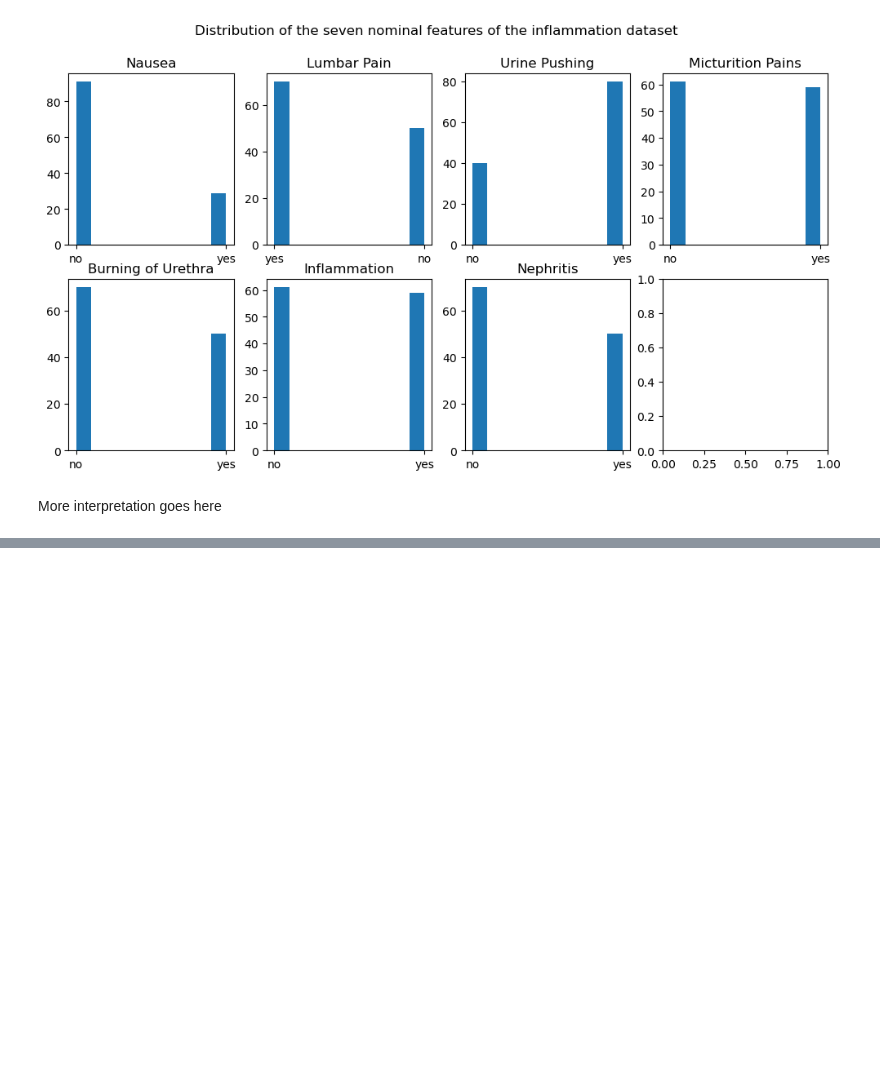
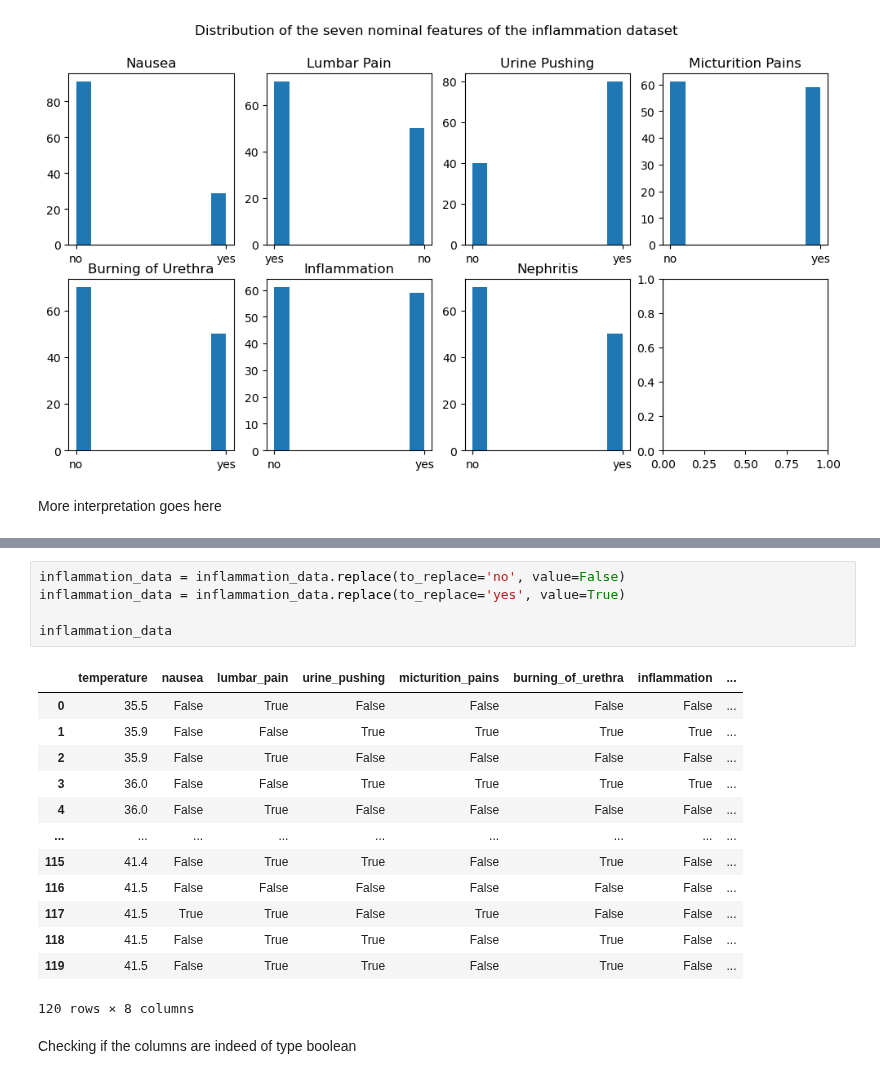
Before and after one commit to MarcoAigner/Machine-Learning-Practical, a Jupyter notebook: project_1/naive_bayes.ipynb, the cells around one changed output, grey strips where cells are left out. Drawn from its saved outputs; the diff is of its cells as text; blank space fills up the shorter version.

```diff
--- a/project_1/naive_bayes.ipynb
+++ b/project_1/naive_bayes.ipynb
@@ -85,0 +89,21 @@ More interpretation goes here
+# %%
+inflammation_data = inflammation_data.replace(to_replace='no', value=False)
+inflammation_data = inflammation_data.replace(to_replace='yes', value=True)
+
+inflammation_data
+# %% [output]
+|  | temperature | nausea | lumbar_pain | urine_pushing | micturition_pains | burning_of_urethra | inflammation | ... |
+| 0 | 35.5 | False | True | False | False | False | False | ... |
+| 1 | 35.9 | False | False | True | True | True | True | ... |
+| 2 | 35.9 | False | True | False | False | False | False | ... |
+| 3 | 36.0 | False | False | True | True | True | True | ... |
+| 4 | 36.0 | False | True | False | False | False | False | ... |
+| ... | ... | ... | ... | ... | ... | ... | ... | ... |
+| 115 | 41.4 | False | True | True | False | True | False | ... |
+| 116 | 41.5 | False | False | False | False | False | False | ... |
+| 117 | 41.5 | True | True | False | True | False | False | ... |
+| 118 | 41.5 | False | True | True | False | True | False | ... |
+| 119 | 41.5 | False | True | True | False | True | False | ... |
+120 rows × 8 columns
+# %% [markdown]
+Checking if the columns are indeed of type boolean
```
Also changed, not shown: parts of 8 cells of this notebook.
